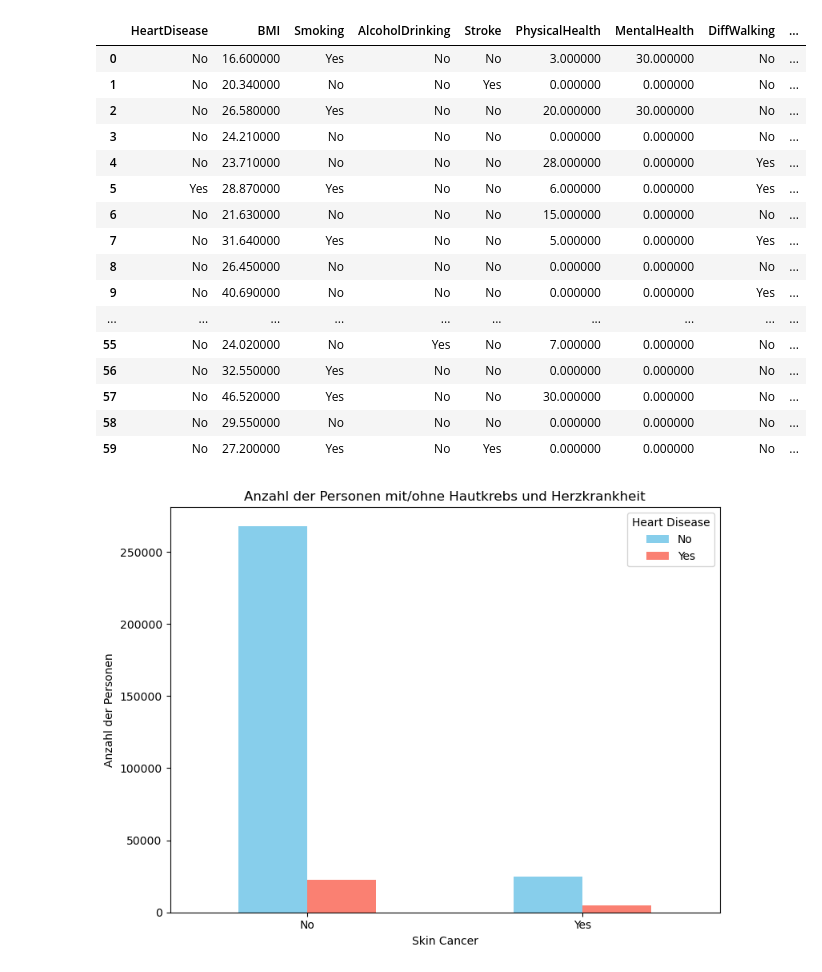
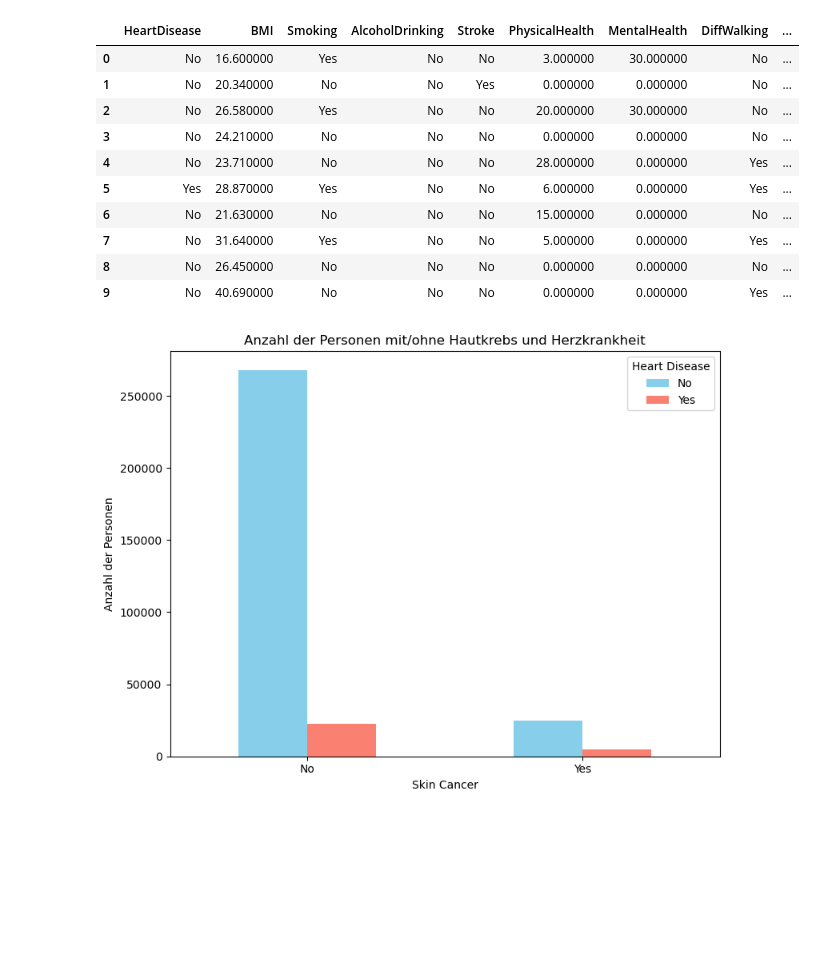
Before and after one commit to ManaTrooo/Asai-Projekt, a Jupyter notebook: heartDis.ipynb, the cells around one changed output. Drawn from its saved outputs; the diff is of its cells as text; code cells hidden in the pictures; blank space fills up the shorter version.

```diff
--- a/heartDis.ipynb
+++ b/heartDis.ipynb
@@ -1,34 +1,29 @@
 # %%
 import pandas as pd
 import matplotlib.pyplot as plt
 
 df = pd.read_csv(r"C:\Users\zahri\anaconda_projects\AsaiProjekt\Asai-Projekt\heart_2020_cleaned.csv")
+df_orginal = df.copy()
 
 #DataFrame-Stylee
-styled_df = df.head(60).style.set_table_styles([
+styled_df = df.head(10).style.set_table_styles([
     {'selector': 'thead th', 'props': [('background-color', '#1f77b4'), ('color', 'white'), ('font-weight', 'bold')]},
     {'selector': 'tbody td', 'props': [('border', '1px solid #ddd'), ('text-align', 'center')]}
 ]).set_properties(**{'text-align': 'center'})
 
 styled_df
 # %% [output]
 |  | HeartDisease | BMI | Smoking | AlcoholDrinking | Stroke | PhysicalHealth | MentalHealth | DiffWalking | ... |
 | 0 | No | 16.600000 | Yes | No | No | 3.000000 | 30.000000 | No | ... |
 | 1 | No | 20.340000 | No | No | Yes | 0.000000 | 0.000000 | No | ... |
 | 2 | No | 26.580000 | Yes | No | No | 20.000000 | 30.000000 | No | ... |
 | 3 | No | 24.210000 | No | No | No | 0.000000 | 0.000000 | No | ... |
 | 4 | No | 23.710000 | No | No | No | 28.000000 | 0.000000 | Yes | ... |
 | 5 | Yes | 28.870000 | Yes | No | No | 6.000000 | 0.000000 | Yes | ... |
 | 6 | No | 21.630000 | No | No | No | 15.000000 | 0.000000 | No | ... |
 | 7 | No | 31.640000 | Yes | No | No | 5.000000 | 0.000000 | Yes | ... |
 | 8 | No | 26.450000 | No | No | No | 0.000000 | 0.000000 | No | ... |
 | 9 | No | 40.690000 | No | No | No | 0.000000 | 0.000000 | Yes | ... |
-| ... | ... | ... | ... | ... | ... | ... | ... | ... | ... |
-| 55 | No | 24.020000 | No | Yes | No | 7.000000 | 0.000000 | No | ... |
-| 56 | No | 32.550000 | Yes | No | No | 0.000000 | 0.000000 | No | ... |
-| 57 | No | 46.520000 | Yes | No | No | 30.000000 | 0.000000 | No | ... |
-| 58 | No | 29.550000 | No | No | No | 0.000000 | 0.000000 | No | ... |
-| 59 | No | 27.200000 | Yes | No | Yes | 0.000000 | 0.000000 | No | ... |
 # %%
 table = pd.crosstab(df["SkinCancer"], df["HeartDisease"])
 
```
Also changed, not shown: parts of 13 cells of this notebook, 1 other file.
